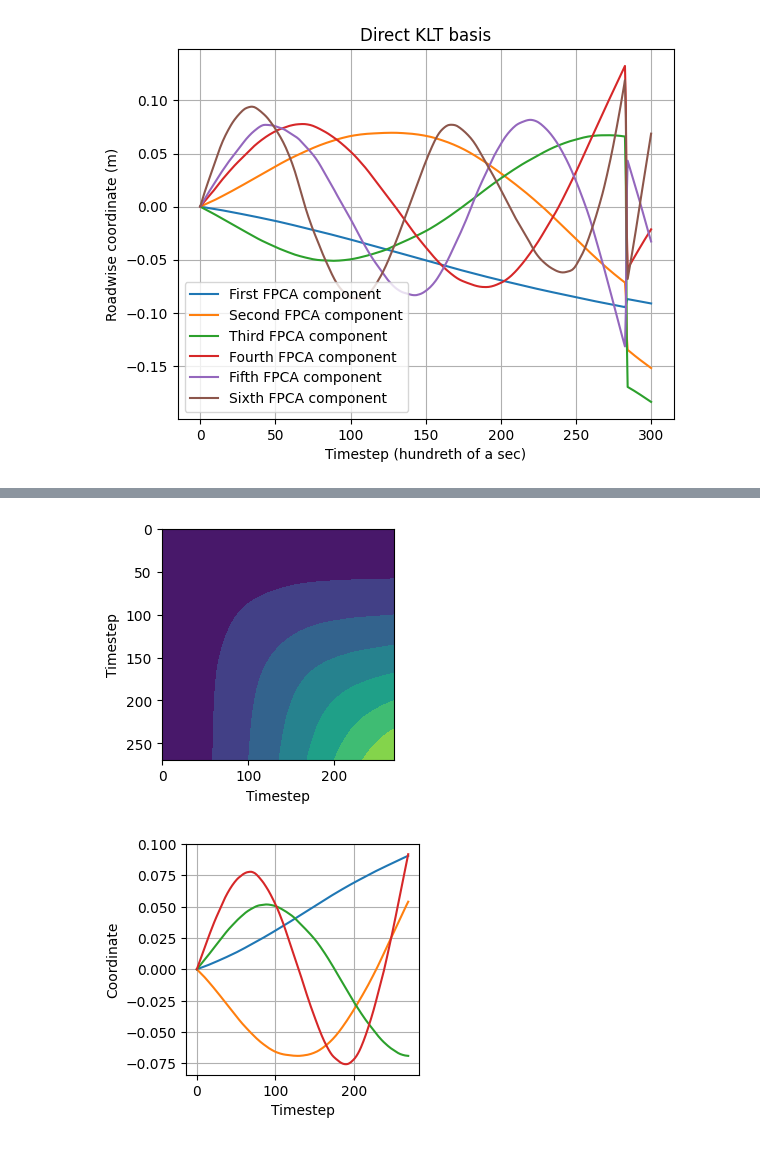
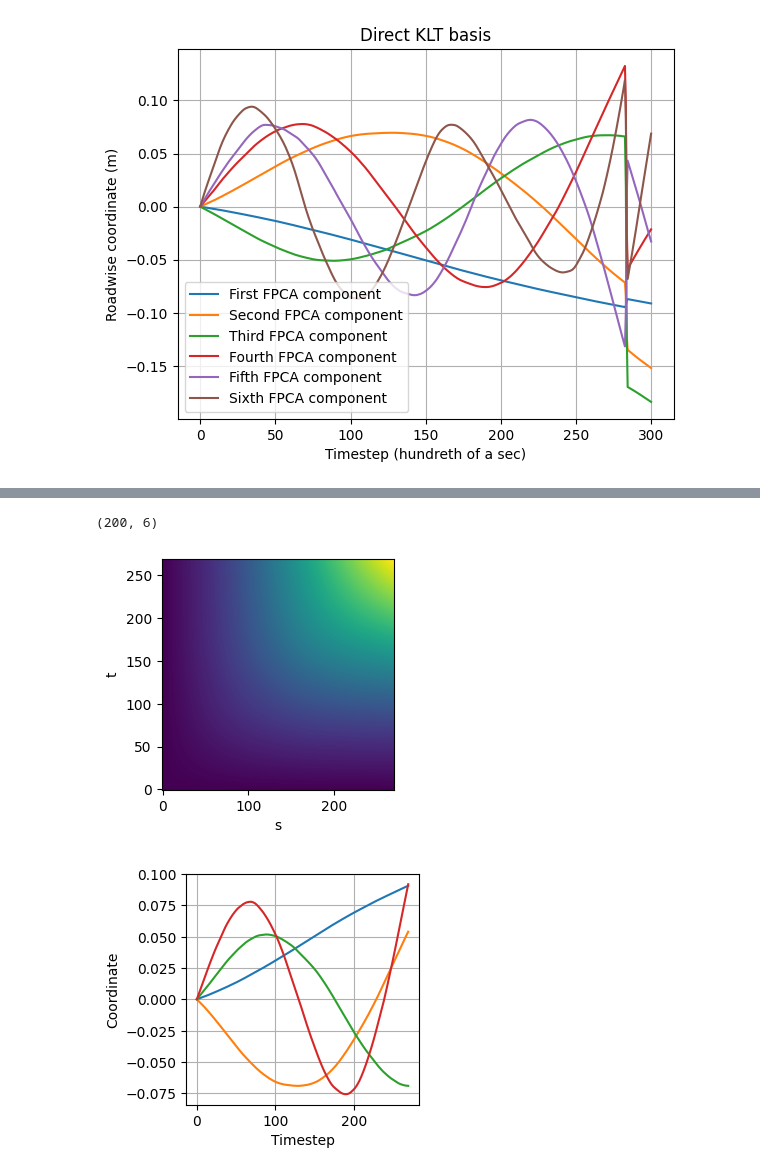
Before and after one commit to thinhhoang95/anomaly-detection-ngsim2, a Jupyter notebook: pwms_spherical/M_terms_approx_performance_WITH_TABLES.ipynb, the cells around one changed output, grey strips where cells are left out. Drawn from its saved outputs; the diff is of its cells as text; code cells hidden in the pictures.

```diff
--- a/pwms_spherical/M_terms_approx_performance_WITH_TABLES.ipynb
+++ b/pwms_spherical/M_terms_approx_performance_WITH_TABLES.ipynb
@@ -70,16 +88,20 @@ Text(0.5, 1.0, 'Direct KLT basis')
+# %%
+fpca_y_scores.shape
+# %% [output]
+(200, 6)
 # %%
 ycov = fdgry.cov().data_matrix
 ycov = np.reshape(ycov, ycov.shape[1:3])
 # %%
 plt.figure(figsize=(3,3))
-plt.contourf(ycov[:270,:270])
+plt.imshow(ycov[:270,:270])
 plt.gca().invert_yaxis()
 plt.axis('equal')
-plt.xlabel('Timestep')
-plt.ylabel('Timestep')
+plt.xlabel('s')
+plt.ylabel('t')
 plt.savefig('ycov_empirical.pdf', bbox_inches='tight')
 # %% [output]
-[figure, old version]
+[figure, new version]
 # %%
 _, klt_basis = np.linalg.eig(ycov)
 klt_basis = np.real(klt_basis[:270,:].T)
```
Also changed, not shown: parts of 2 cells of this notebook, 34 other files.
